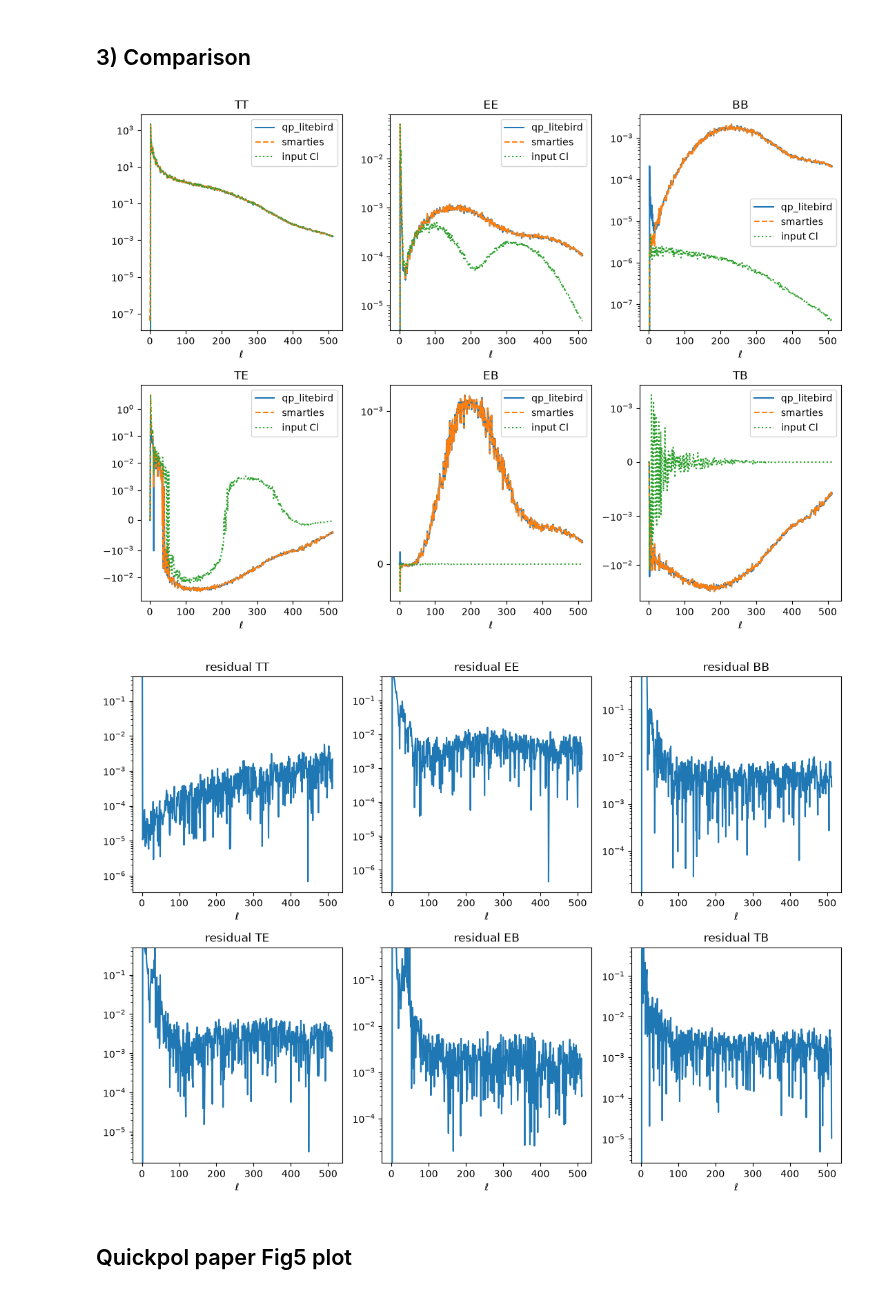
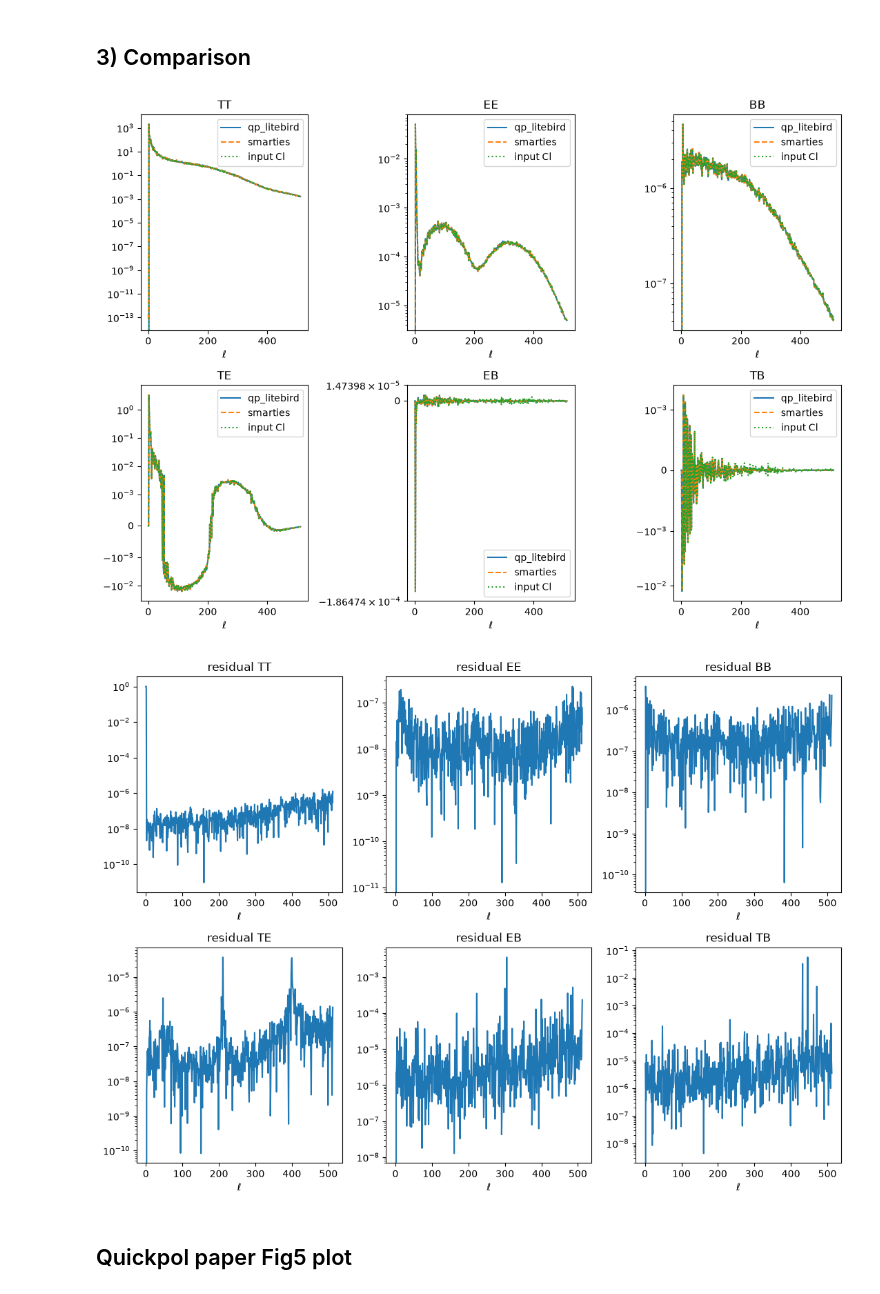
Before and after one commit to litebird/qp_litebird, a Jupyter notebook: notebooks/example.ipynb, the cells around one changed output. Saved outputs shown, nothing was run; the diff lists cells and outputs as text; code cells hidden in the pictures.

```diff
--- a/notebooks/example.ipynb
+++ b/notebooks/example.ipynb
@@ -40,10 +40,12 @@ mmax_smarties = smax - 2   # Smarties: smax = mmax + 2
 
 # Beams
 fwhm_arcmin = 30.0
-ellipticity = 1.3
-np.random.seed(1)
+ellipticity = 1.0
+np.random.seed(7)
 ellipse_angle = np.random.uniform(0, 2 * np.pi, len(detlist))
-pol_angles = [0.1, np.pi / 2, -0.08 + np.pi / 4, 3 * np.pi / 4] #Mostly orthogonal detectors
+# ellipse_angle = np.random.uniform(0, 2 * np.pi)*np.ones(len(detlist)) # All detectors have the same ellipse angle
+
+pol_angles = [0.7, np.pi / 2, 0 + np.pi / 4, 3 * np.pi / 4] #Mostly orthogonal detectors
 
 # Polarization efficiencies used by QuickPol: Ideal, detector, or array
 rho_beam = "Ideal"  # polar efficiency used to generate the polarised blms if they don't contain T only
@@ -122,7 +127,7 @@ alm_sky = sim.get_sky(parameters=sky_params)
 ## 1) qp_litebird  beam matrices
 # %%
 # Run the QuickPol core on the LiteBIRD h-maps and beams.
-detset = qp.DetectorSet(dets, beams_qp, base_path, rho_beam=rho_beam, rho_hit=rho_hit)
+detset = qp.DetectorSet(dets, beams_qp, base_path, rho_hit=rho_hit)
 result = qp.hmap2mat(
     detset,
     set_2=None,   # you can pass a second set of detectors here if you want to compute cross-spectra
@@ -131,7 +136,7 @@ result = qp.hmap2mat(
     lmax=lmax,
     mmax=mmax_quickpol,
     pixel_undersampling=4,
-    conserve_memory=True,
+    conserve_memory=False,
     lstep=1,
 )
 beam_mat = result.beam_mat
@@ -225,7 +218,7 @@ Final CMB fields computed, transforming them into Spin_maps...
 cl_true_smoothed =cl_true.copy()
 symm_beam = hp.gauss_beam(fwhm=np.radians(fwhm_arcmin / 60.0), lmax=lmax, pol=True)
 cl_true_smoothed[:4]=cl_true_smoothed[:4]*symm_beam[:,:4].T ** 2
-cl_true_smoothed[4:]=cl_true_smoothed[4:]*symm_beam[:,1] ** 2
+# cl_true_smoothed[4:]=cl_true_smoothed[4:]*symm_beam[:,1] ** 2
 # %% [markdown]
 ## 3) Comparison
 # %%
@@ -234,35 +227,34 @@ smarties_cl = hp.anafast(convolved, lmax=lmax, pol=True)  # (4, lmax+1)
 
 labels = ["TT", "EE", "BB", "TE","EB","TB"]
 fig, axes = plt.subplots(2, 3, figsize=(11, 8))
 for idx, (ax, label) in enumerate(zip(axes.ravel(), labels)):
     if idx<3:
         ax.semilogy(qp_spectra[idx], label="qp_litebird")
         ax.semilogy(smarties_cl[idx], label="smarties", ls="--")
         ax.semilogy(cl_true_smoothed[idx], label="input Cl", ls=":")
     else:
         ax.plot(qp_spectra[idx], label="qp_litebird")
         ax.plot(smarties_cl[idx], label="smarties", ls="--")
         ax.plot(cl_true_smoothed[idx], label="input Cl", ls=":")
         ax.set_yscale('symlog', linthresh=1e-3)
     ax.set_title(label)
 
     ax.legend()
     ax.set_xlabel(r"$\ell$")
 plt.tight_layout()
 plt.show()
 
 # Relative residual
 fig, axes = plt.subplots(2, 3, figsize=(11, 8))
 for idx, (ax, label) in enumerate(zip(axes.ravel(), labels)):
     residual = np.abs(qp_spectra[idx] - smarties_cl[idx])/np.maximum(np.abs(smarties_cl[idx]), 1e-30)
     ax.semilogy(residual)
     ax.set_title(f"residual {label}")
-    ax.set_ylim(-0.5, 0.5)
     ax.set_xlabel(r"$\ell$")
 plt.tight_layout()
 plt.show()
 # %% [output]
-[figure, old version]
+[figure, new version]
-[figure, old version]
+[figure, new version]
 # %% [markdown]
 ## Quickpol paper Fig5  plot
```
Also changed, not shown: parts of 10 cells of this notebook, 4 other files.
